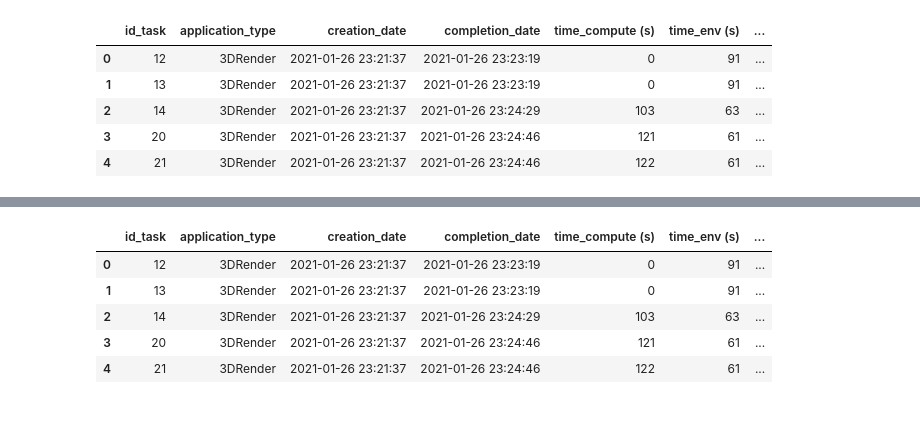
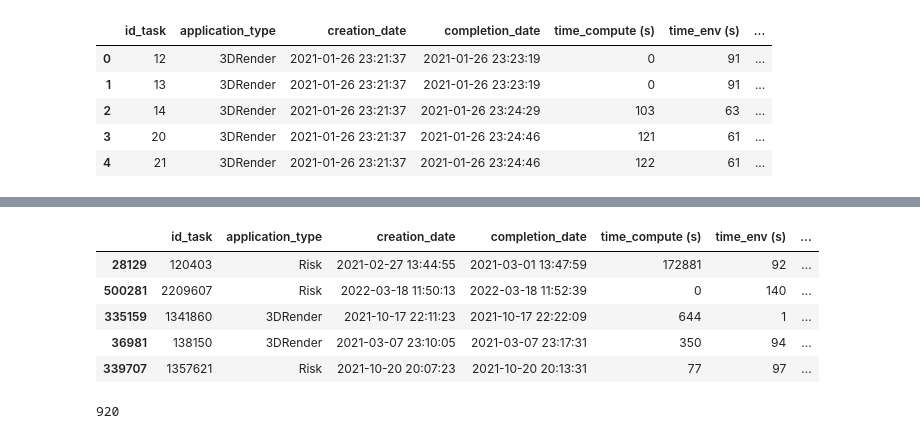
Before and after one commit to cherifpy/traces-simulator, a Jupyter notebook: cache-exp/exp/traces/datasets/processing.ipynb, the cells around one changed output, grey strips where cells are left out. Drawn from its saved outputs; the diff is of its cells as text; code cells hidden in the pictures.

```diff
--- a/cache-exp/exp/traces/datasets/processing.ipynb
+++ b/cache-exp/exp/traces/datasets/processing.ipynb
@@ -5,9 +7,9 @@ import numpy as np
 # %%
 import random
-nb_datasets = 1000
-min_size = 1
-max_size = 255
+nb_datasets1 = 1000
+min_size1 = 100
+max_size1 = 1024
 
-datasets = [(f"ds{i}", random.randrange(min_size,max_size)) for i in range(nb_datasets)]
-datasets
+datasets_1 = [(f"ds{i}", random.randrange(min_size1,max_size1)) for i in range(nb_datasets1)]
+datasets_1
 # %% [output]
@@ -38,6 +44,6 @@ sum
 # %%
-tracesV4 = pd.read_csv("tracesV4_without_node_dataset.csv")
-tracesV4.head()
+traces = pd.read_csv("tracesV4_without_node_dataset.csv")
+traces.head()
 # %% [output]
 |  | id_task | application_type | creation_date | completion_date | time_compute (s) | time_env (s) | ... |
 | 0 | 12 | 3DRender | 2021-01-26 23:21:37 | 2021-01-26 23:23:19 | 0 | 91 | ... |
@@ -45,18 +51,21 @@ tracesV4.head()
 | 2 | 14 | 3DRender | 2021-01-26 23:21:37 | 2021-01-26 23:24:29 | 103 | 63 | ... |
 | 3 | 20 | 3DRender | 2021-01-26 23:21:37 | 2021-01-26 23:24:46 | 121 | 61 | ... |
 | 4 | 21 | 3DRender | 2021-01-26 23:21:37 | 2021-01-26 23:24:46 | 122 | 61 | ... |
+# %%
+requests = traces.sample(n=10000)
+#requests.to_csv('dataset_5000.csv', index=False)
 # %%
 a = 1.25
-zipf_indices = np.random.zipf(a, tracesV4.shape[0])
+zipf_indices_1 = np.random.zipf(a, requests.shape[0])
 
 # Ensure indices are within the range of the elements list
-zipf_indices = [i % len(datasets) for i in zipf_indices]
+zipf_indices_1 = [i % len(datasets_1) for i in zipf_indices_1]
 
 # Map the indices to elements in the list
-tracesV4["dataset"] = [datasets[i][0] for i in zipf_indices]
-tracesV4["dataset_size"] = [datasets[i][1] for i in zipf_indices]
+requests["dataset"] = [datasets_1[i][0] for i in zipf_indices_1]
+requests["dataset_size"] = [datasets_1[i][1] for i in zipf_indices_1]
 #tracesV1 = pd.concat([df_sans_general, df], axis=1, ignore_index=True)
-x,y = np.unique(zipf_indices, return_counts=True)
+x,y = np.unique(zipf_indices_1, return_counts=True)
 print(max(y))
 for i in range(len(x)):
     print(x[i], y[i])
@@ -90,13 +99,13 @@ plt.show()
 # %%
-nb_node = 5
+nb_node = 8
 
-tracesV4['node_id'] = np.random.randint(0, nb_node, tracesV4.shape[0])
-tracesV4.head()
+requests['node_id'] = np.random.randint(0, nb_node, requests.shape[0])
+requests.head()
 # %% [output]
 |  | id_task | application_type | creation_date | completion_date | time_compute (s) | time_env (s) | ... |
-| 0 | 12 | 3DRender | 2021-01-26 23:21:37 | 2021-01-26 23:23:19 | 0 | 91 | ... |
-| 1 | 13 | 3DRender | 2021-01-26 23:21:37 | 2021-01-26 23:23:19 | 0 | 91 | ... |
-| 2 | 14 | 3DRender | 2021-01-26 23:21:37 | 2021-01-26 23:24:29 | 103 | 63 | ... |
-| 3 | 20 | 3DRender | 2021-01-26 23:21:37 | 2021-01-26 23:24:46 | 121 | 61 | ... |
-| 4 | 21 | 3DRender | 2021-01-26 23:21:37 | 2021-01-26 23:24:46 | 122 | 61 | ... |
+| 28129 | 120403 | Risk | 2021-02-27 13:44:55 | 2021-03-01 13:47:59 | 172881 | 92 | ... |
+| 500281 | 2209607 | Risk | 2022-03-18 11:50:13 | 2022-03-18 11:52:39 | 0 | 140 | ... |
+| 335159 | 1341860 | 3DRender | 2021-10-17 22:11:23 | 2021-10-17 22:22:09 | 644 | 1 | ... |
+| 36981 | 138150 | 3DRender | 2021-03-07 23:10:05 | 2021-03-07 23:17:31 | 350 | 94 | ... |
+| 339707 | 1357621 | Risk | 2021-10-20 20:07:23 | 2021-10-20 20:13:31 | 77 | 97 | ... |
 # %%
@@ -104,0 +113,20 @@ random_subset.to_csv('../random_subset.csv', index=False)
+# %%
+import pandas as pd
+d = pd.read_csv('../random_subset.csv')
+
+datasets_1 = []
+ids = []
+sizes = []
+for i, row in d.iterrows():
+    if row['dataset'] not in ids:
+        ids.append(row['dataset'])
+        datasets_1.append((row['dataset'],int(row['dataset_size'])))
+        sizes.append(int(row['dataset_size']))
+x = ["ds461","ds69","ds345","ds228","ds389","ds711","ds655","ds186","ds356","ds695","ds930","ds45","ds236","ds380","ds11","ds237","ds506","ds49","ds204","ds161","ds125","ds142","ds195","ds358","ds566","ds622","ds911","ds28","ds551","ds580","ds605","ds545","ds929","ds273","ds653","ds50","ds888","ds285","ds103","ds2","ds967","ds4","ds516","ds409","ds504","ds95","ds752","ds895"]
+summe = 0
+#for d in x:
+for s in datasets_1:
+    summe += s[1]
+print(len(ids))
+# %% [output]
+920
```
Also changed, not shown: parts of 10 cells of this notebook, 4 other files.
